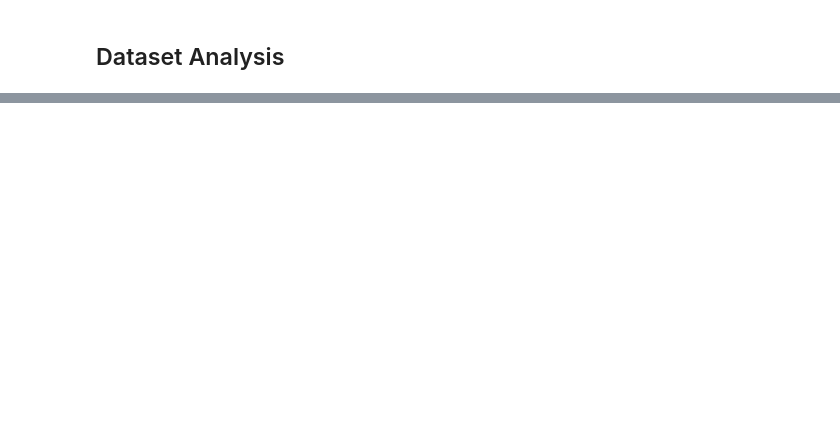
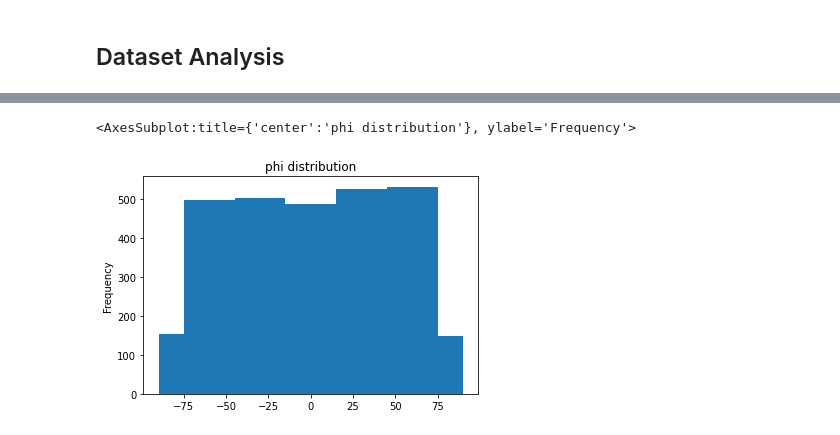
Before and after one commit to TeleMidia/faces360, a Jupyter notebook: ipynb/dataset360_analysis.ipynb, the cells around one changed output, grey strips where cells are left out. Saved outputs shown, nothing was run; the diff lists cells and outputs as text; code cells hidden in the pictures; blank space fills up the shorter version.

Commit message:
dataset plots

```diff
--- a/ipynb/dataset360_analysis.ipynb
+++ b/ipynb/dataset360_analysis.ipynb
@@ -56,3 +56,5 @@ dataset360.head()
 dataset360.to_pickle('../dataframes/dataset360.pkl')
 # %% [markdown]
 ## Dataset Analysis
+# %%
+dataset360 = pd.read_pickle('../dataframes/dataset360.pkl')
@@ -58,0 +70,5 @@ dataset360.to_pickle('../dataframes/dataset360.pkl')
+# %%
+dataset360.phi.plot.hist(bins=[-90, -75, -45, -15, 15, 45, 75, 90], title = 'phi distribution')
+# %% [output]
+<AxesSubplot:title={'center':'phi distribution'}, ylabel='Frequency'>
+[figure, added]
```
Also changed, not shown: parts of 3 cells of this notebook.
